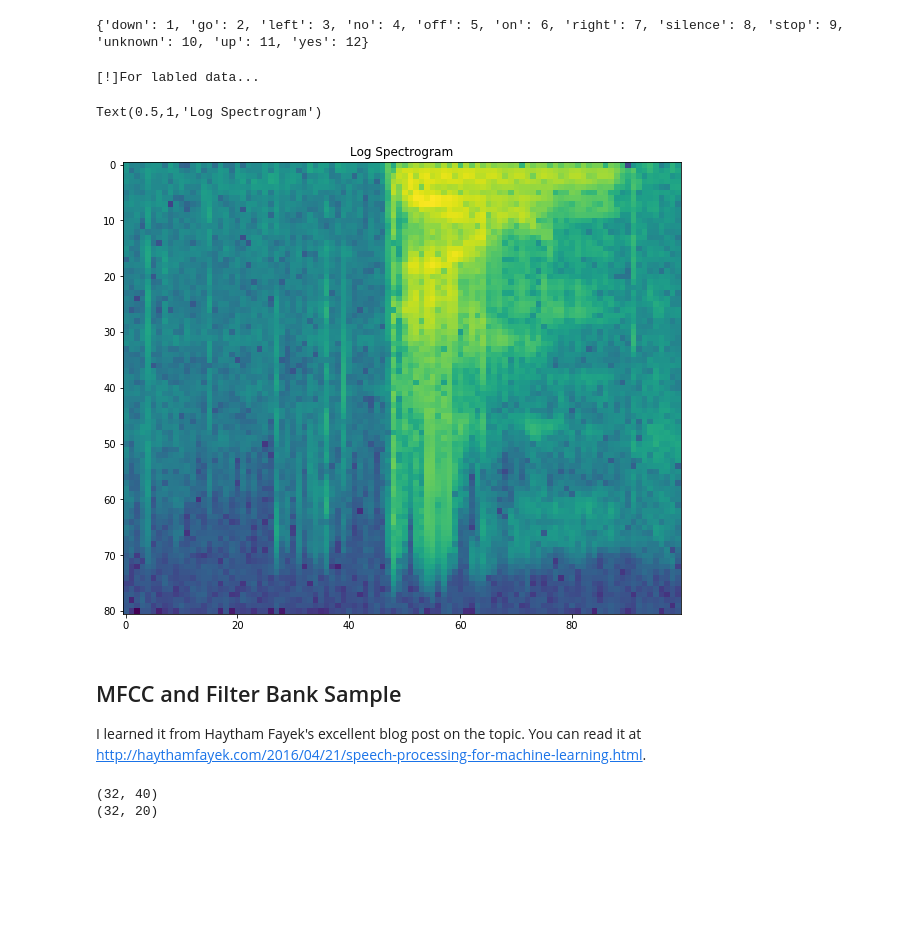
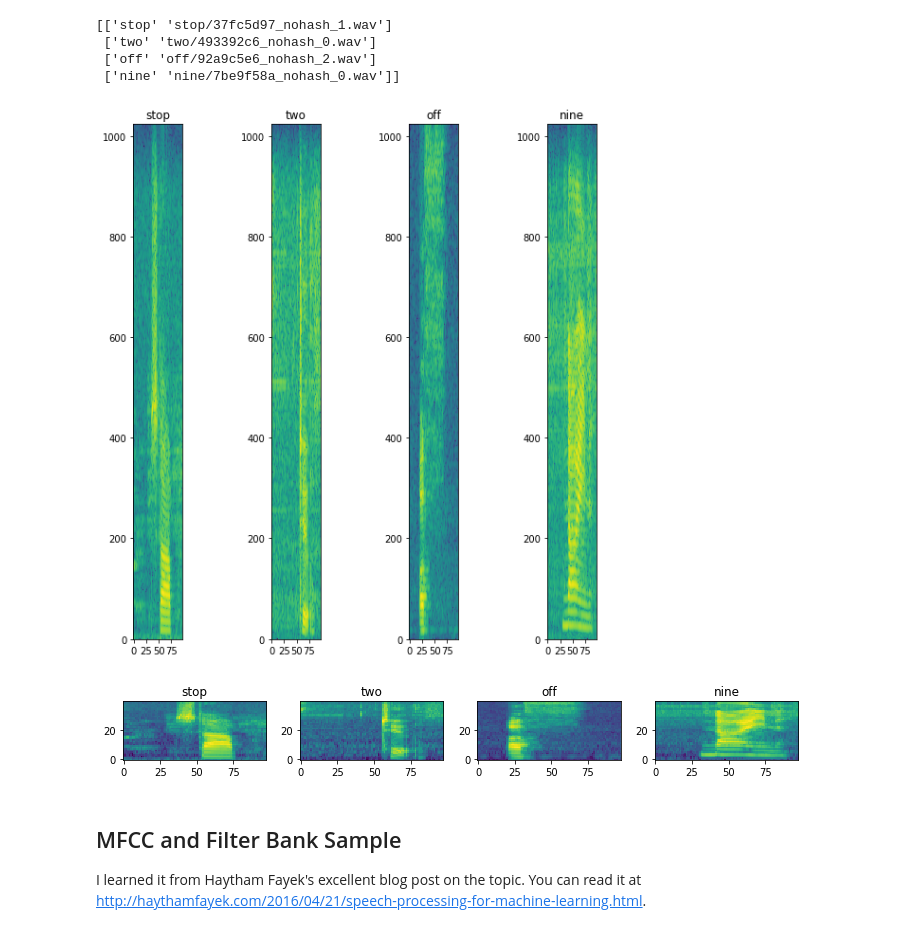
Before and after one commit to leonardovaleriano/tensorflow-speech-recognition-challenge, a Jupyter notebook: log_spect.ipynb, the cells around one changed output. Saved outputs shown, nothing was run; the diff lists cells and outputs as text; code cells hidden in the pictures; blank space fills up the shorter version.

Commit message:
Method to compute log_spectogram and log_mel_spectogram.

```diff
--- a/log_spect.ipynb
+++ b/log_spect.ipynb
@@ -16,2 +14,2 @@ import librosa # library for audio processing
 # %%
-PATH = '../input/train/audio/'
+PATH = './train/audio/'
@@ -50,14 +15,0 @@ def load_files(path):
-# %%
-train, labels_to_keep = load_files(PATH)
-
-# making word2id dictr
-word2id = dict((c,i+1) for i,c in enumerate(sorted(labels_to_keep)))
-
-print(word2id)
-
-# get some files which will be labeled as unknown
-unk_files = train.loc[train['label'] == 'unknown']['file'].values
-# randomly selecting 3000 files
-unk_files = sample(list(unk_files), 3000)
-# %% [output]
-{'down': 1, 'go': 2, 'left': 3, 'no': 4, 'off': 5, 'on': 6, 'right': 7, 'silence': 8, 'stop': 9, 'unknown': 10, 'up': 11, 'yes': 12}
@@ -99,13 +15,0 @@ def paths_to_data(paths, word2id, unk = False):
-# %%
-files = train.loc[train['label'] != 'unknown']['file'].values
-print("[!]For labled data...")
-data, l, i = paths_to_data(files[:1], word2id)
-# %% [output]
-[!]For labled data...
-# %%
-plt.figure(figsize = (10, 10))
-plt.imshow(data[0])
-plt.title('Log Spectrogram')
-# %% [output]
-Text(0.5,1,'Log Spectrogram')
-[figure, removed]
@@ -112,3 +76,40 @@ Text(0.5,1,'Log Spectrogram')
+# %%
+train = pd.read_csv('train_files.csv')
+files = train[['all_labels','file_path']].sample(4)
+print(files.values)
+
+sample_files = PATH + files['file_path'].values
+
+fig, axes = plt.subplots(nrows=1, ncols=4)
+
+fig2, axes2 = plt.subplots(nrows=1, ncols=4)
+fig2.set_figheight(10)
+fig2.set_figwidth(10)
+
+for label, sample, ax, ax2 in zip(files['all_labels'].values, sample_files, axes.flat, axes2.flat):
+    ax.set_title(label)
+    ax2.set_title(label)
+
+    log_spect, log_mel_spect = audio_to_log_spect(sample)
+
+    ax.imshow(log_spect)
+    ax2.imshow(log_mel_spect)
+
+    ax.invert_yaxis()
+    ax2.invert_yaxis()
+
+    ax.set_xticks(np.arange(0, log_spect.shape[1]+1, 25))
+
+# fig.tight_layout()
+fig2.tight_layout()
+plt.show()
+# %% [output]
+[['stop' 'stop/37fc5d97_nohash_1.wav']
+ ['two' 'two/493392c6_nohash_0.wav']
+ ['off' 'off/92a9c5e6_nohash_2.wav']
+ ['nine' 'nine/7be9f58a_nohash_0.wav']]
+[figure, added]
+[figure, added]
 # %% [markdown]
 ## MFCC and Filter Bank Sample
 
@@ -182,13 +183,3 @@ def normalized_fb(fb):
 def normalized_mfcc(mfcc):
     mfcc -= (np.mean(mfcc, axis=0) + 1e-8)
     return mfcc
-# %%
-path_file = files[123]
-frame_size = 0.05
-frame_stride = 0.03
-fb, mfcc = mfcc_features(path_file, frame_size, frame_stride)
-print(fb.shape)
-print(mfcc.shape)
-# %% [output]
-(32, 40)
-(32, 20)
```
Also changed, not shown: parts of 15 cells of this notebook, 1 other file.
